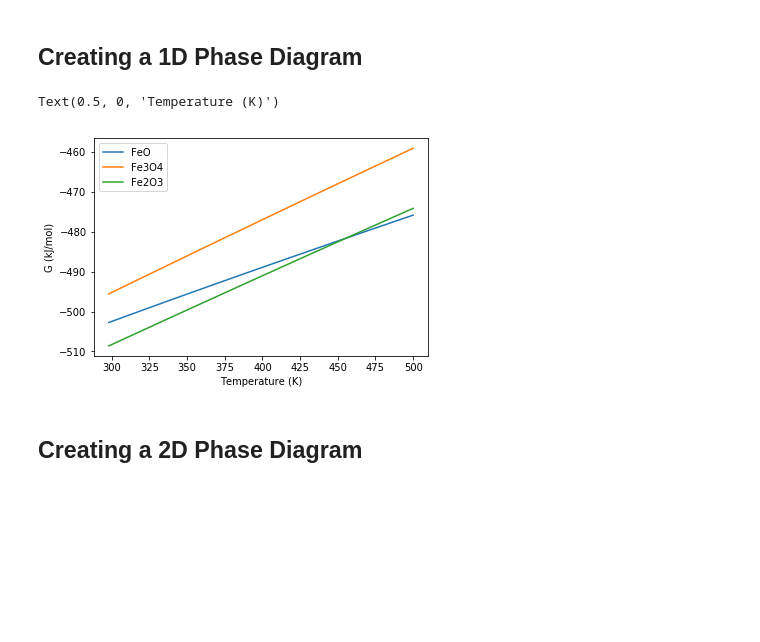
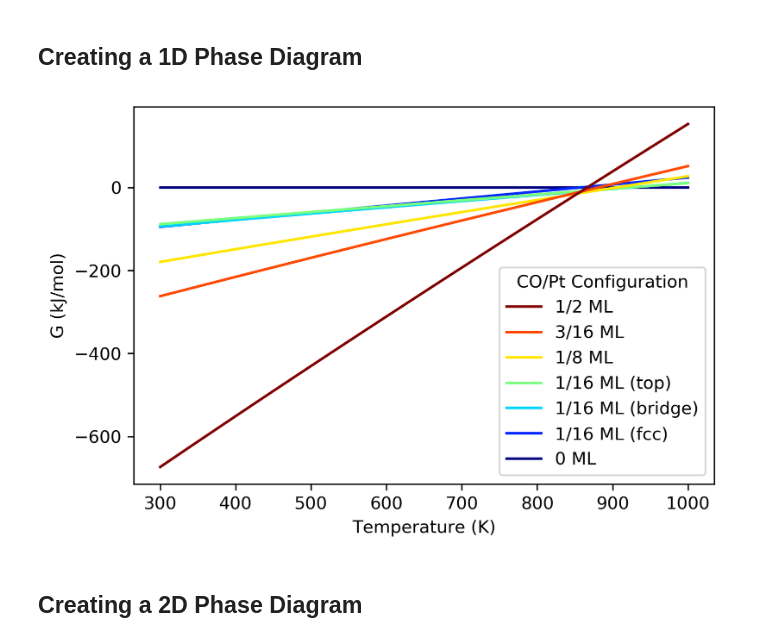
Before and after one commit to VlachosGroup/pMuTT, a Jupyter notebook: docs/source/examples_jupyter/phase_diagram/PhaseDiagram.ipynb, the cells around one changed output. Drawn from its saved outputs; the diff is of its cells as text; code cells hidden in the pictures; blank space fills up the shorter version.

```diff
--- a/docs/source/examples_jupyter/phase_diagram/PhaseDiagram.ipynb
+++ b/docs/source/examples_jupyter/phase_diagram/PhaseDiagram.ipynb
@@ -152,19 +101,32 @@ from pmutt.reaction.phasediagram import PhaseDiagram
 phase_diagram = PhaseDiagram(reactions=reactions)
 # %% [markdown]
 ## Creating a 1D Phase Diagram
-# %%
-from matplotlib import pyplot as plt
-
-fig1, ax1 = phase_diagram.plot_1D(x_name='T', x_values=T, P=1., G_units='kJ/mol')
-
-'''Plotting adjustments'''
-# Add custom legend
-ax1.legend(labels=['FeO', 'Fe3O4', 'Fe2O3'])
-# Add custom x axis label
-ax1.set_xlabel('Temperature (K)')
-# %% [output]
-Text(0.5, 0, 'Temperature (K)')
-[figure, removed]
+# %%
+import numpy as np
+from matplotlib import pyplot as plt
+
+T = np.linspace(300, 1000, 200) # K
+fig1, ax1 = phase_diagram.plot_1D(x_name='T', x_values=T, P=1., G_units='kJ/mol')
+
+'''Plotting adjustments'''
+# Set colors to lines
+colors = ('#000080', '#0029FF', '#00D5FF', '#7AFF7D',
+          '#FFE600', '#FF4A00', '#800000')
+for color, line in zip(colors, ax1.get_lines()):
+    line.set_color(color)
+
+# Set labels to lines
+labels = ('0 ML', '1/16 ML (fcc)', '1/16 ML (bridge)',
+          '1/16 ML (top)', '1/8 ML', '3/16 ML', '1/2 ML')
+handles, _ = ax1.get_legend_handles_labels()
+ax1.get_legend().remove()
+ax1.legend(handles[::-1], labels[::-1], loc=0,
+           title='CO/Pt Configuration')
+ax1.set_xlabel('Temperature (K)')
+
+fig1.set_dpi(150.)
+# %% [output]
+[figure, added]
 # %% [markdown]
 ## Creating a 2D Phase Diagram
 # %%
```
Also changed, not shown: parts of 9 cells of this notebook, 6 other files.
